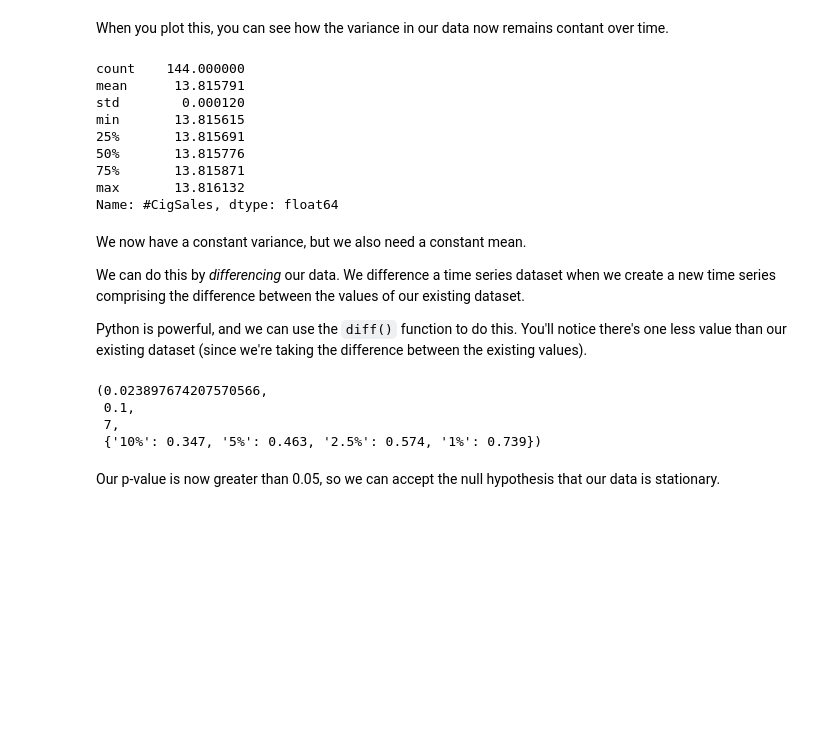
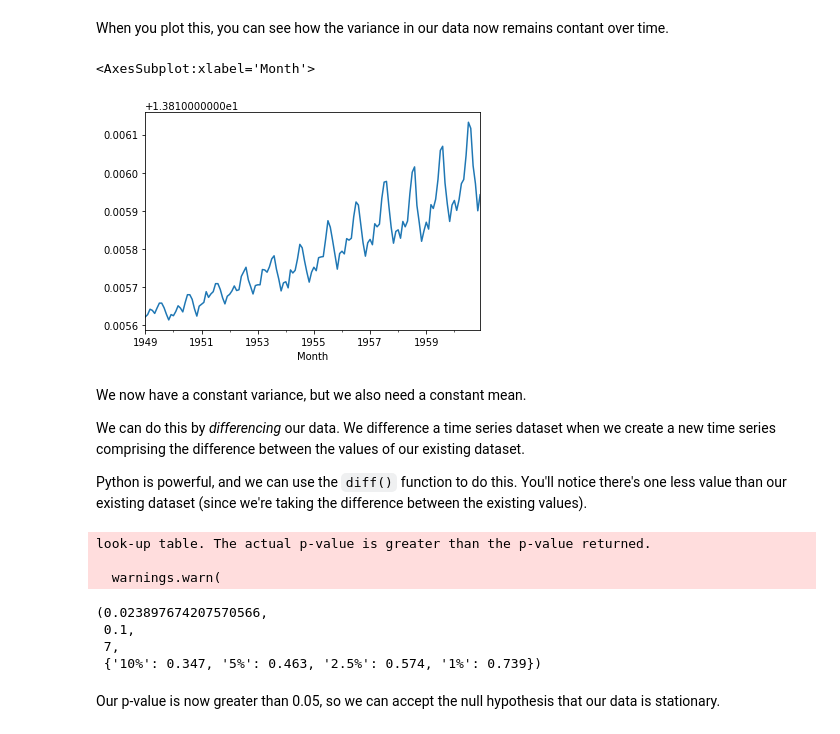
Before and after one commit to john-james-ai/Springboard, a Jupyter notebook: 21-Time Series/Cigarettes/Cowboy Cigarettes Case Study - Tier 3.ipynb, the cells around one changed output. Saved outputs shown, nothing was run; the diff lists cells and outputs as text; code cells hidden in the pictures; blank space fills up the shorter version.

```diff
--- a/21-Time Series/Cowboy Cigarettes Case Study - Tier 3.ipynb
+++ b/21-Time Series/Cigarettes/Cowboy Cigarettes Case Study - Tier 3.ipynb
@@ -253,17 +274,10 @@ y_log = np.log(y)
 
 When you plot this, you can see how the variance in our data now remains contant over time.
 # %%
-y_log.describe()
+y_log.plot()
 # %% [output]
-count    144.000000
-mean      13.815791
-std        0.000120
-min       13.815615
-25%       13.815691
-50%       13.815776
-75%       13.815871
-max       13.816132
-Name: #CigSales, dtype: float64
+<AxesSubplot:xlabel='Month'>
+[figure, added]
 # %% [markdown]
 We now have a constant variance, but we also need a constant mean.
 
@@ -271,12 +285,15 @@ We can do this by *differencing* our data. We difference a time series dataset w
 
 Python is powerful, and we can use the `diff()` function to do this. You'll notice there's one less value than our existing dataset (since we're taking the difference between the existing values).
 # %%
-kpss(diff(y_log))
+kpss(y_log.diff().dropna())
 # %% [output]
-(0.023897674207570566,
- 0.1,
- 7,
- {'10%': 0.347, '5%': 0.463, '2.5%': 0.574, '1%': 0.739})
+look-up table. The actual p-value is greater than the p-value returned.
+
+  warnings.warn(
+(0.023897674207570566,
+ 0.1,
+ 7,
+ {'10%': 0.347, '5%': 0.463, '2.5%': 0.574, '1%': 0.739})
 # %% [markdown]
 Our p-value is now greater than 0.05, so we can accept the null hypothesis that our data is stationary.
 # %% [markdown]
```
Also changed, not shown: parts of 8 cells of this notebook, 1 other file.
